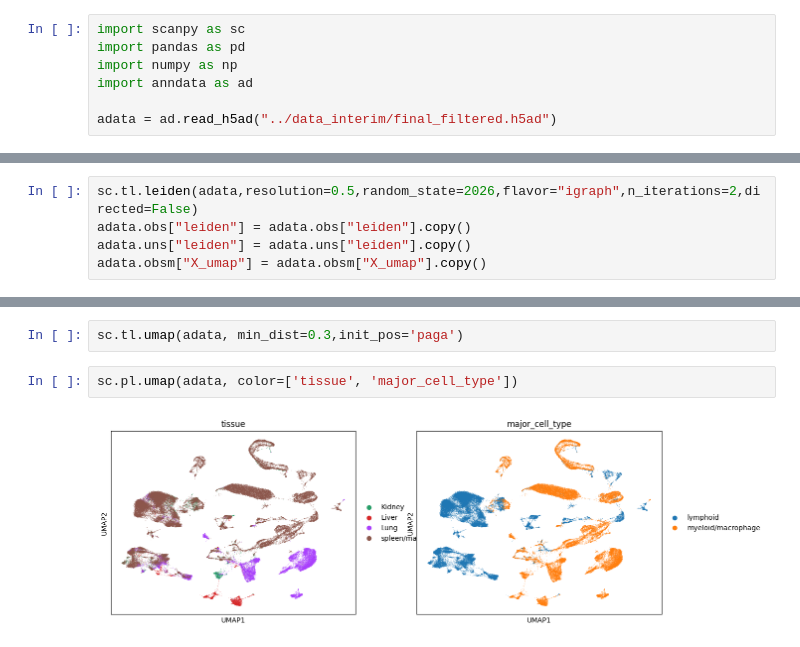
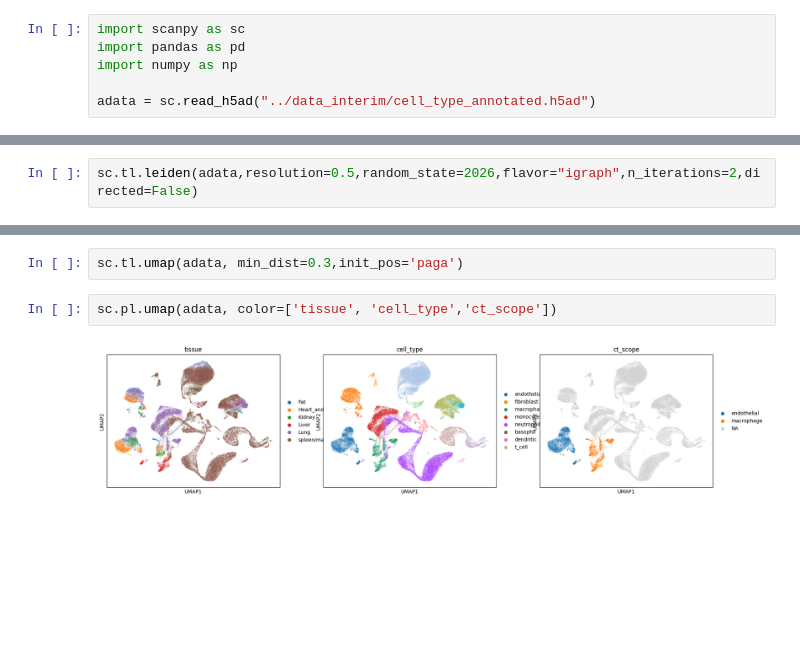
Before and after one commit to baoluwei7-lang/-, a Jupyter notebook: notebooks/06_final_data.ipynb, the cells around one changed output, grey strips where cells are left out. Cells and saved outputs as stored; diff of their text form; blank space fills up the shorter version.

```diff
--- a/notebooks/06_final_data.ipynb
+++ b/notebooks/06_final_data.ipynb
@@ -2,7 +2,6 @@
 import scanpy as sc
 import pandas as pd
 import numpy as np
-import anndata as ad
 
-adata = ad.read_h5ad("../data_interim/final_filtered.h5ad")
+adata = sc.read_h5ad("../data_interim/cell_type_annotated.h5ad")
 # %%
@@ -14,14 +17,11 @@ sc.pp.neighbors(adata, n_neighbors=15,n_pcs=50,random_state=2026)
 # %%
 sc.tl.leiden(adata,resolution=0.5,random_state=2026,flavor="igraph",n_iterations=2,directed=False)
-adata.obs["leiden"] = adata.obs["leiden"].copy()
-adata.uns["leiden"] = adata.uns["leiden"].copy()
-adata.obsm["X_umap"] = adata.obsm["X_umap"].copy()
 # %%
 sc.tl.paga(adata,groups="leiden")
 sc.pl.paga(adata,plot=False)
 # %%
 sc.tl.umap(adata, min_dist=0.3,init_pos='paga')
 # %%
-sc.pl.umap(adata, color=['tissue', 'major_cell_type'])
+sc.pl.umap(adata, color=['tissue', 'cell_type','ct_scope'])
 # %% [output]
-[figure, old version]
+[figure, new version]
```
Also changed, not shown: parts of 12 cells of this notebook, 12 other files.
